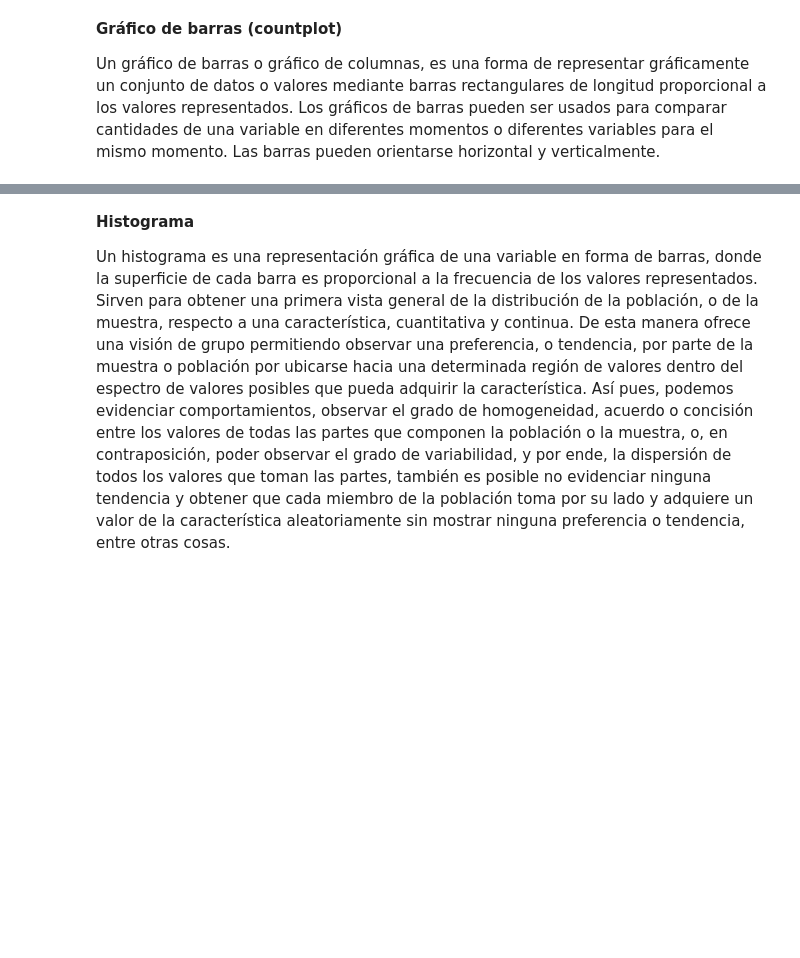
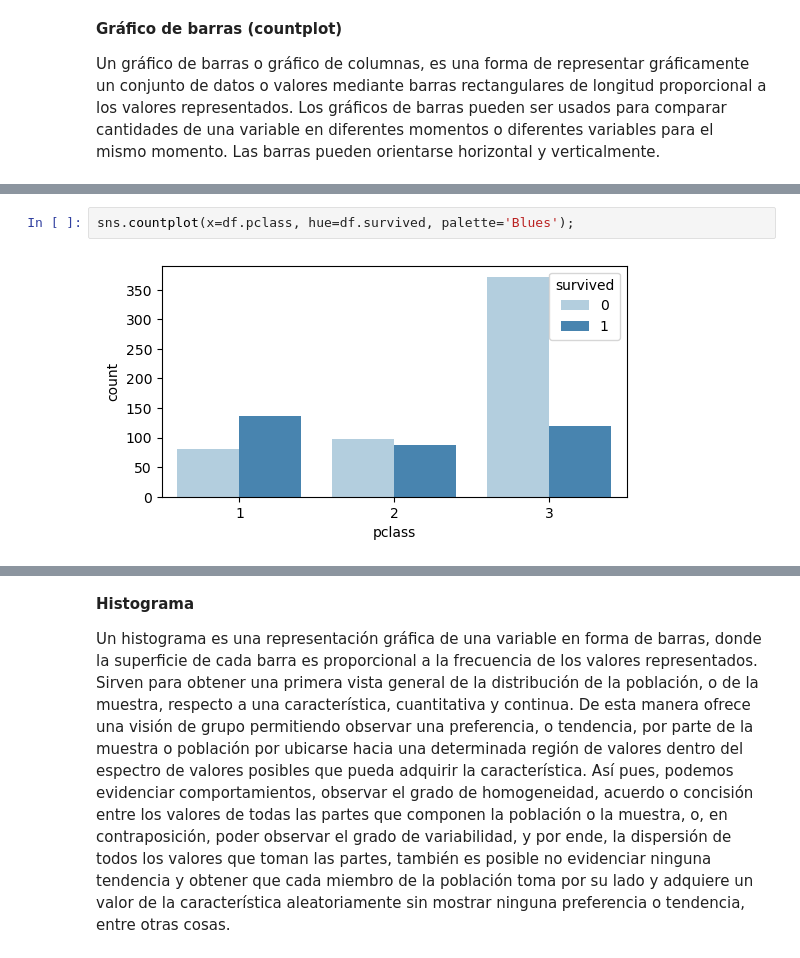
Before and after one commit to Ironhack-Data-Madrid-Octubre-2023/apuntes_clase, a Jupyter notebook: semana_5/1.1 - Estadistica descriptiva.ipynb, the cells around one changed output, grey strips where cells are left out. Cells and saved outputs as stored; diff of their text form; blank space fills up the shorter version.

```diff
--- a/semana_5/1.1 - Estadistica descriptiva.ipynb
+++ b/semana_5/1.1 - Estadistica descriptiva.ipynb
@@ -961,0 +1059,4 @@ Un gráfico de barras o gráfico de columnas, es una forma de representar gráfi
+# %%
+sns.countplot(x=df.pclass, hue=df.survived, palette='Blues');
+# %% [output]
+[figure, added]
```
Also changed, not shown: parts of 37 cells of this notebook, 2 other files.
